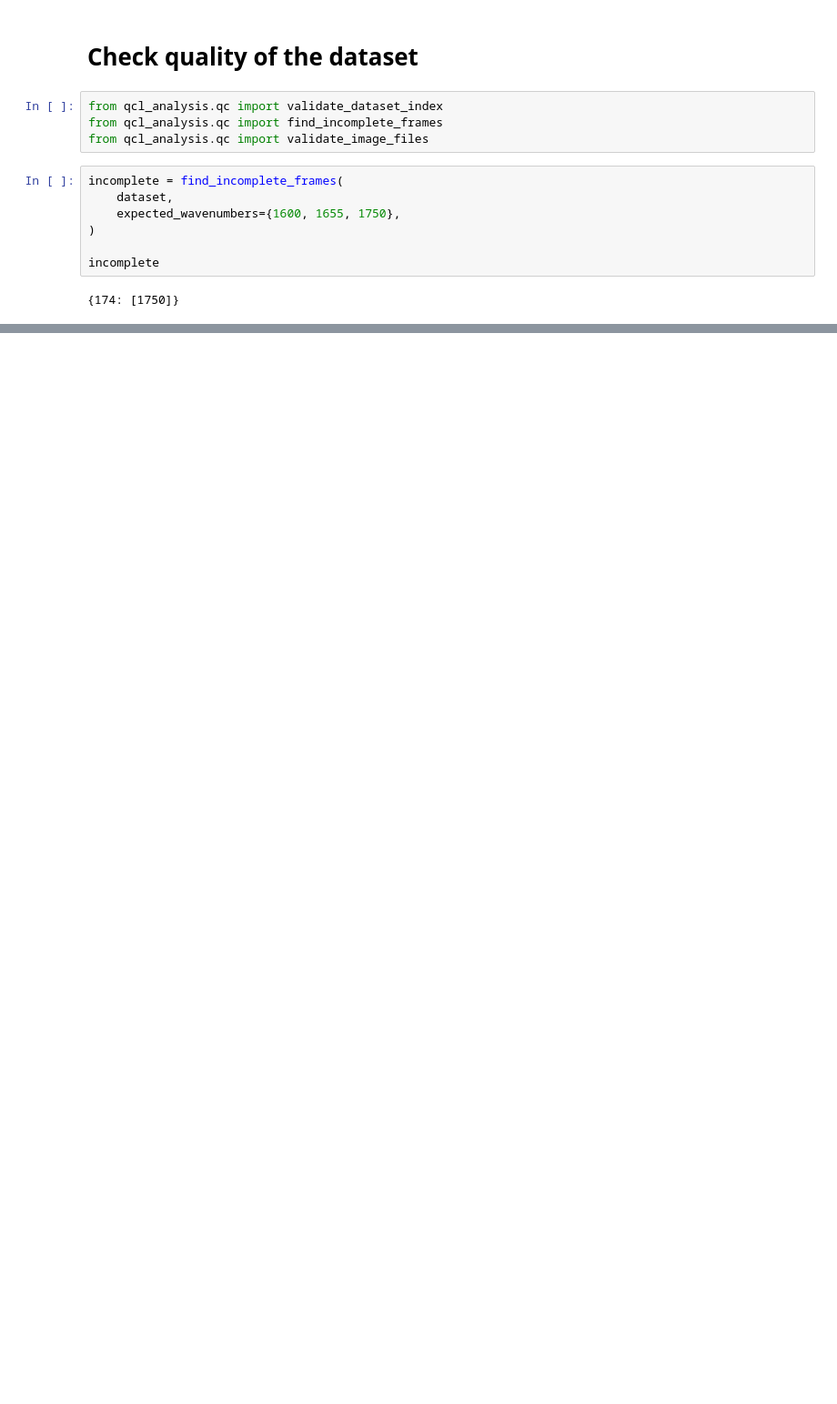
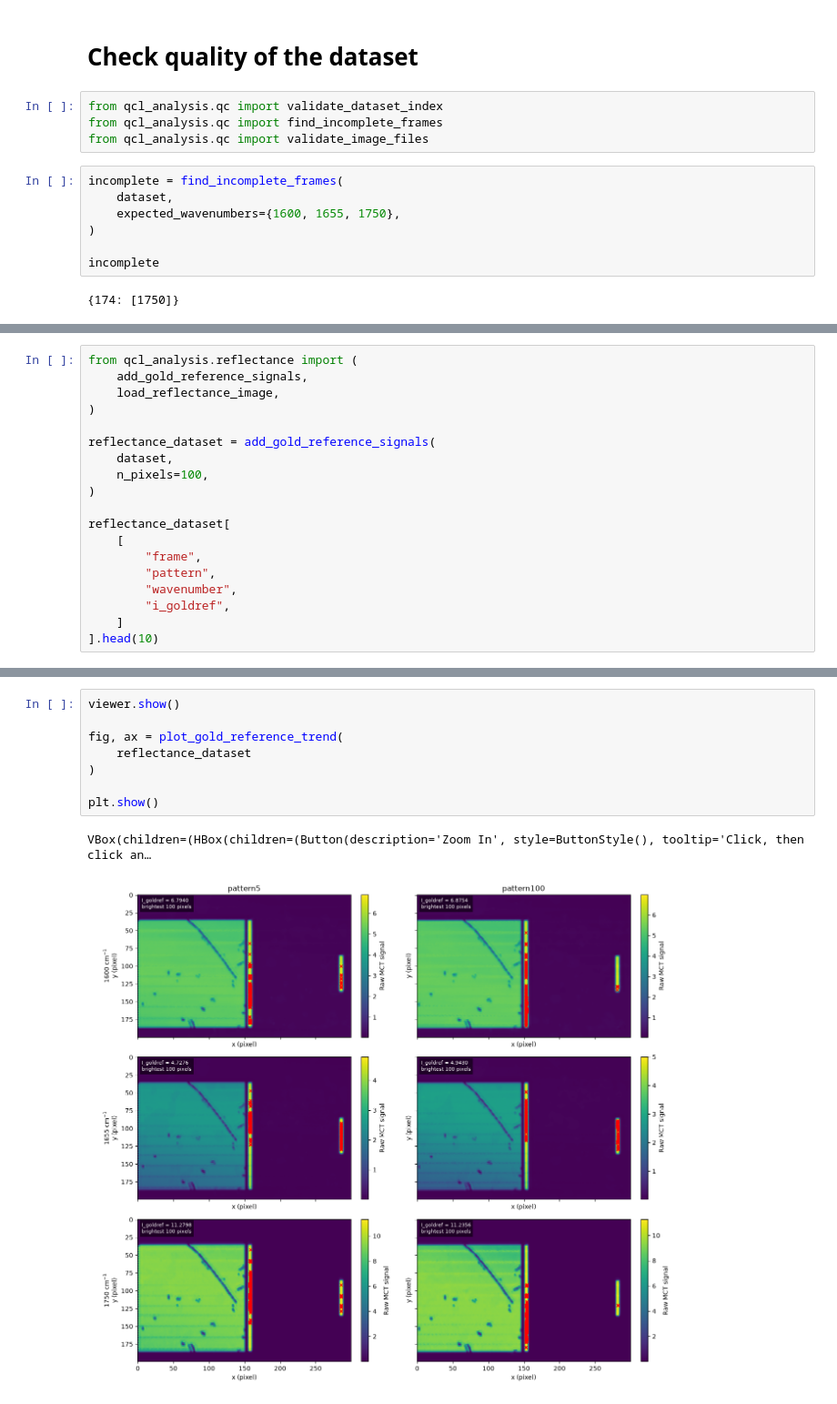
Before and after one commit to jiangyuxin682/qcl-image-analysis, a Jupyter notebook: notebooks/01_inspect_single_image.ipynb, the cells around one changed output, grey strips where cells are left out. Shown at 91% size. Saved outputs shown, nothing was run; the diff lists cells and outputs as text; blank space fills up the shorter version.

Commit message:
Add reflectance calculation and reference quality control

```diff
--- a/notebooks/01_inspect_single_image.ipynb
+++ b/notebooks/01_inspect_single_image.ipynb
@@ -110,0 +128,19 @@ incomplete
+# %%
+from qcl_analysis.reflectance import (
+    add_gold_reference_signals,
+    load_reflectance_image,
+)
+
+reflectance_dataset = add_gold_reference_signals(
+    dataset,
+    n_pixels=100,
+)
+
+reflectance_dataset[
+    [
+        "frame",
+        "pattern",
+        "wavenumber",
+        "i_goldref",
+    ]
+].head(10)
@@ -110,0 +159,11 @@ incomplete
+# %%
+viewer.show()
+
+fig, ax = plot_gold_reference_trend(
+    reflectance_dataset
+)
+
+plt.show()
+# %% [output]
+VBox(children=(HBox(children=(Button(description='Zoom In', style=ButtonStyle(), tooltip='Click, then click an…
+[figure, added]
```
Also changed, not shown: parts of 13 cells of this notebook, 7 other files.
